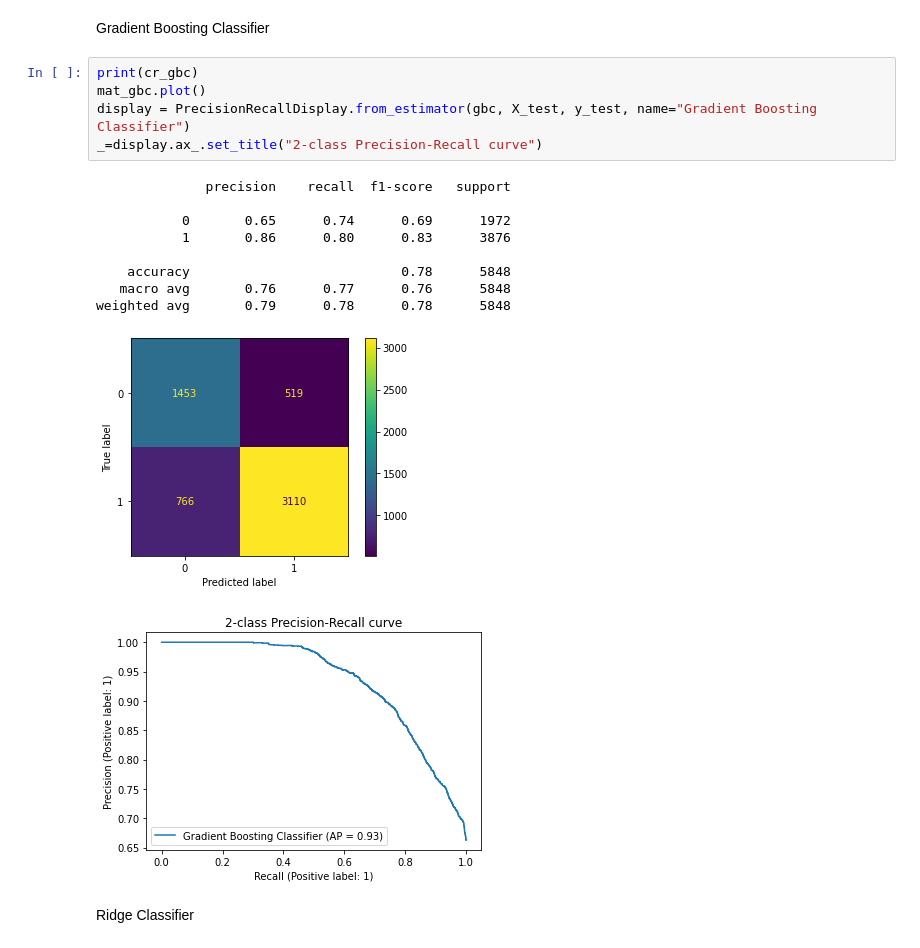
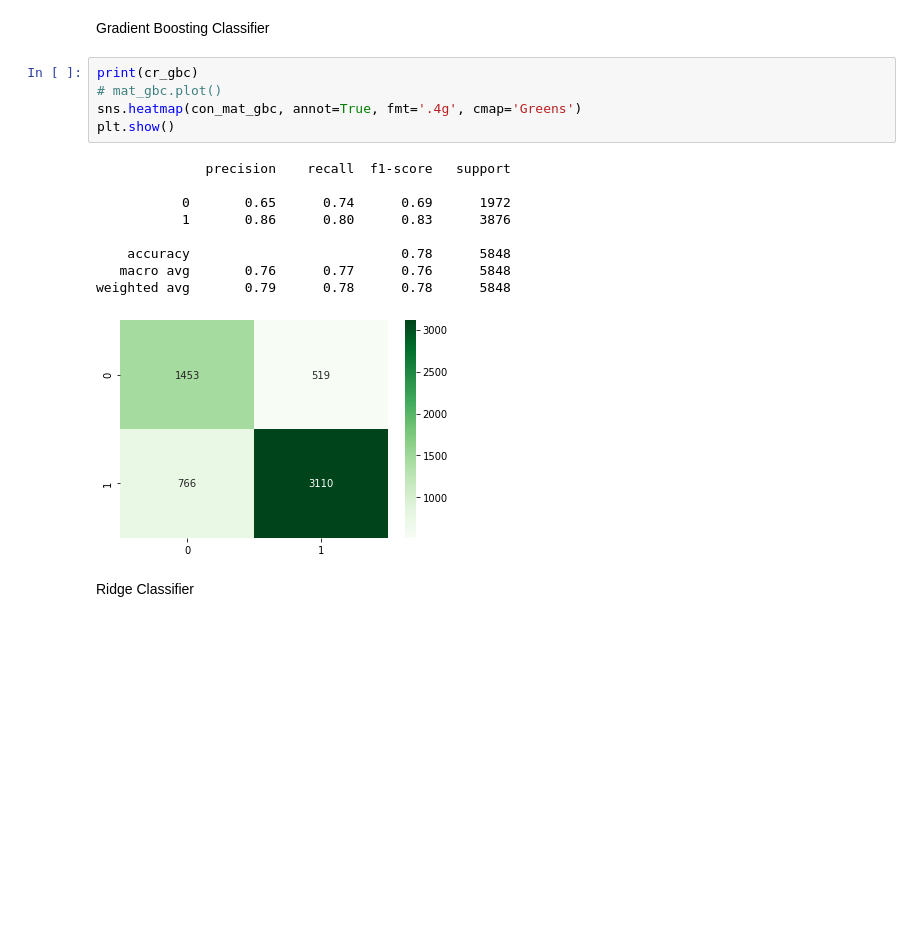
Before and after one commit to AlbertoRom/Android_Permission_Dataset, a Jupyter notebook: notebooks/Android_Permission_Notebook.ipynb, the cells around one changed output. Saved outputs shown, nothing was run; the diff lists cells and outputs as text; blank space fills up the shorter version.

```diff
--- a/notebooks/Android_Permission_Notebook.ipynb
+++ b/notebooks/Android_Permission_Notebook.ipynb
@@ -312,21 +313,20 @@ exec(open("src/score_model.py").read())
 ## Model Evaluation
 # %% [markdown]
 Gradient Boosting Classifier
-# %%
-print(cr_gbc)
-mat_gbc.plot()
-display = PrecisionRecallDisplay.from_estimator(gbc, X_test, y_test, name="Gradient Boosting Classifier")
-_=display.ax_.set_title("2-class Precision-Recall curve")
-# %% [output]
-              precision    recall  f1-score   support
-
-           0       0.65      0.74      0.69      1972
-           1       0.86      0.80      0.83      3876
-
-    accuracy                           0.78      5848
-   macro avg       0.76      0.77      0.76      5848
-weighted avg       0.79      0.78      0.78      5848
-[figure, removed]
-[figure, removed]
+# %%
+print(cr_gbc)
+# mat_gbc.plot()
+sns.heatmap(con_mat_gbc, annot=True, fmt='.4g', cmap='Greens')
+plt.show()
+# %% [output]
+              precision    recall  f1-score   support
+
+           0       0.65      0.74      0.69      1972
+           1       0.86      0.80      0.83      3876
+
+    accuracy                           0.78      5848
+   macro avg       0.76      0.77      0.76      5848
+weighted avg       0.79      0.78      0.78      5848
+[figure, added]
 # %% [markdown]
 Ridge Classifier
```
Also changed, not shown: parts of 14 cells of this notebook, 2 other files.
